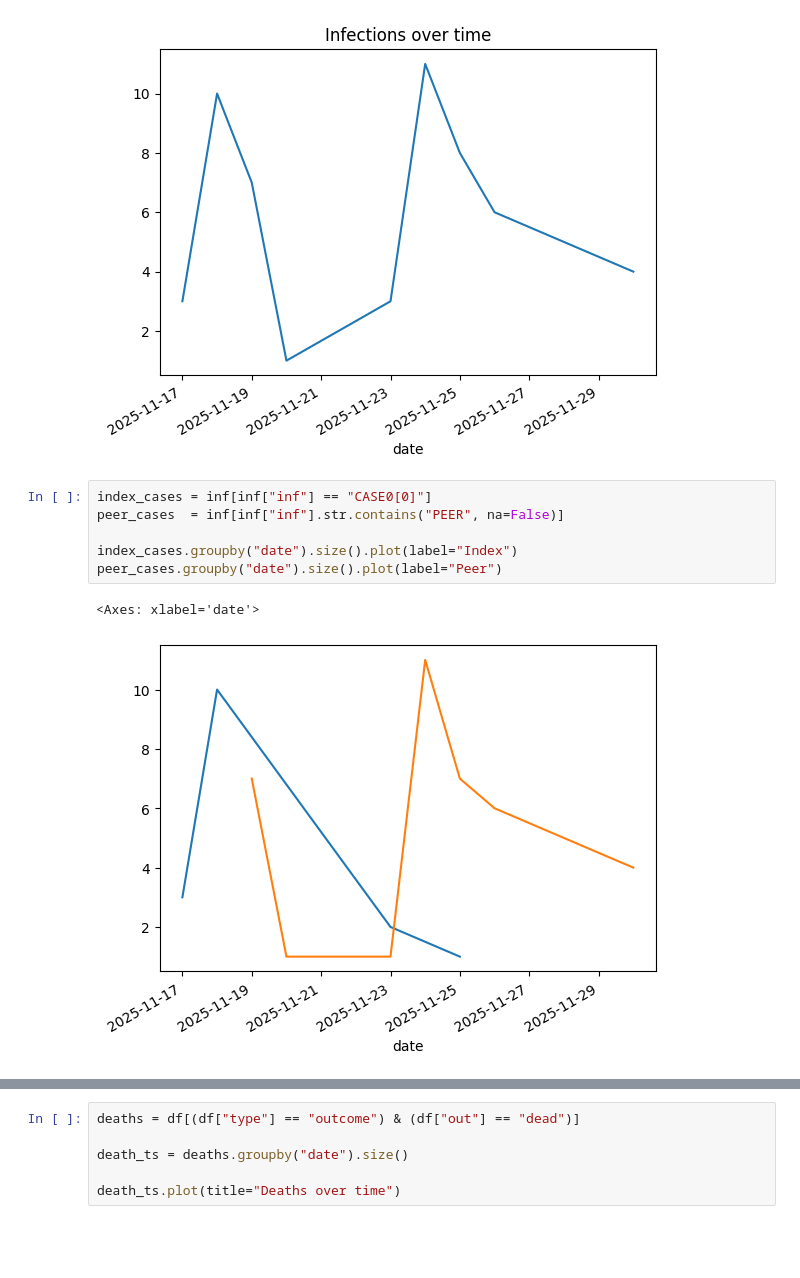
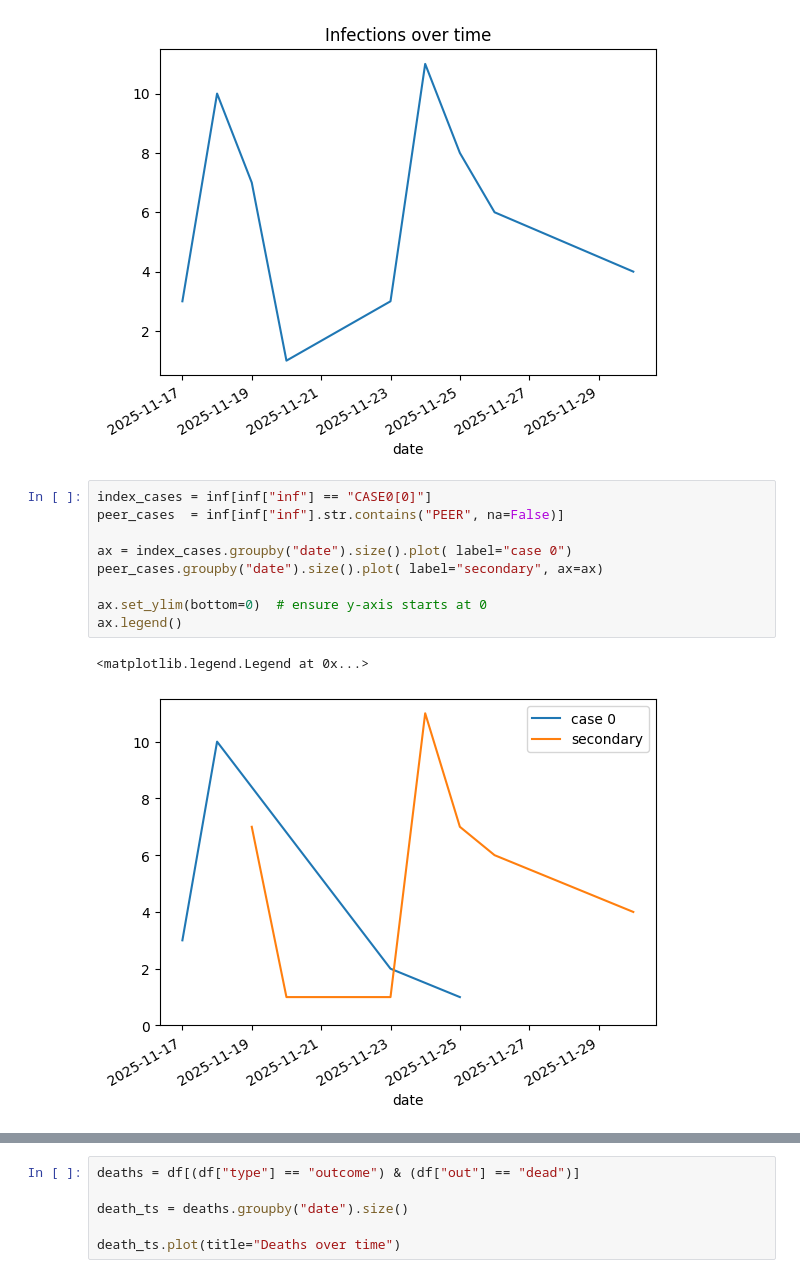
Before and after one commit to pferencz23/starsim, a Jupyter notebook: data_ingestion/game_graphs.ipynb, the cells around one changed output, grey strips where cells are left out. Cells and saved outputs as stored; diff of their text form; blank space fills up the shorter version.

```diff
--- a/data_ingestion/game_graphs.ipynb
+++ b/data_ingestion/game_graphs.ipynb
@@ -22,9 +40,12 @@ inf_ts.plot(title="Infections over time")
 # %%
 index_cases = inf[inf["inf"] == "CASE0[0]"]
 peer_cases  = inf[inf["inf"].str.contains("PEER", na=False)]
 
-index_cases.groupby("date").size().plot(label="Index")
-peer_cases.groupby("date").size().plot(label="Peer")
+ax = index_cases.groupby("date").size().plot( label="case 0")
+peer_cases.groupby("date").size().plot( label="secondary", ax=ax)
+
+ax.set_ylim(bottom=0)  # ensure y-axis starts at 0
+ax.legend()
 # %% [output]
-<Axes: xlabel='date'>
+<matplotlib.legend.Legend at 0x...>
-[figure, old version]
+[figure, new version]
```
Also changed, not shown: parts of 8 cells of this notebook.
